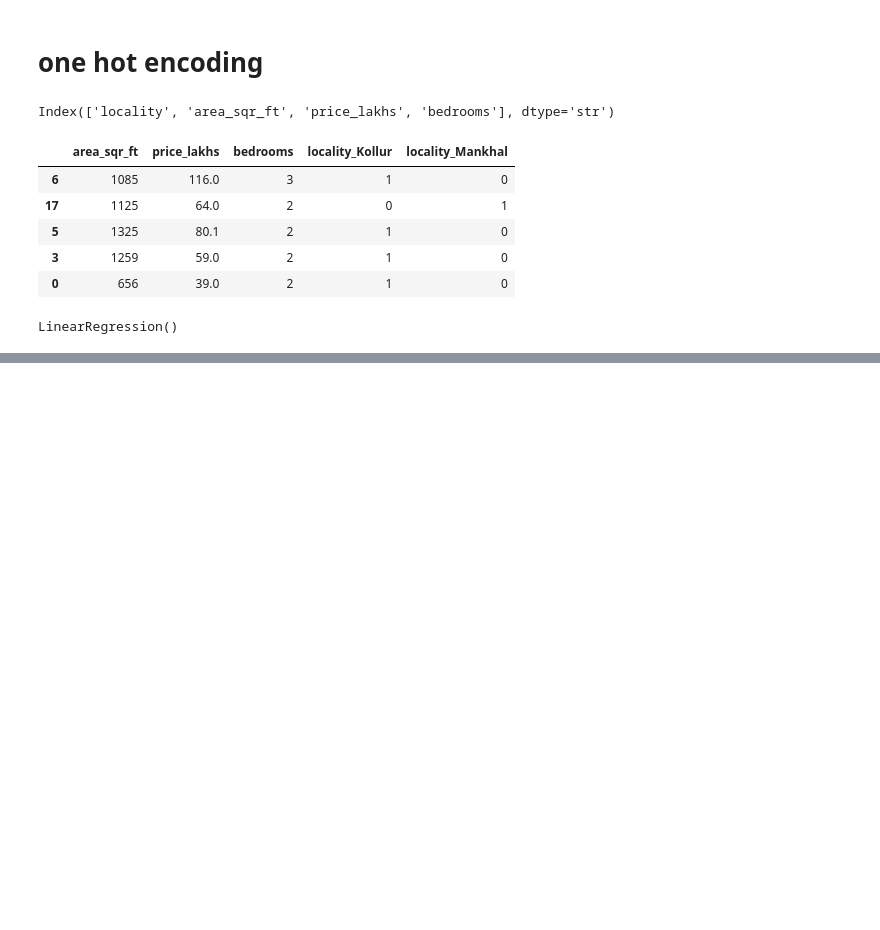
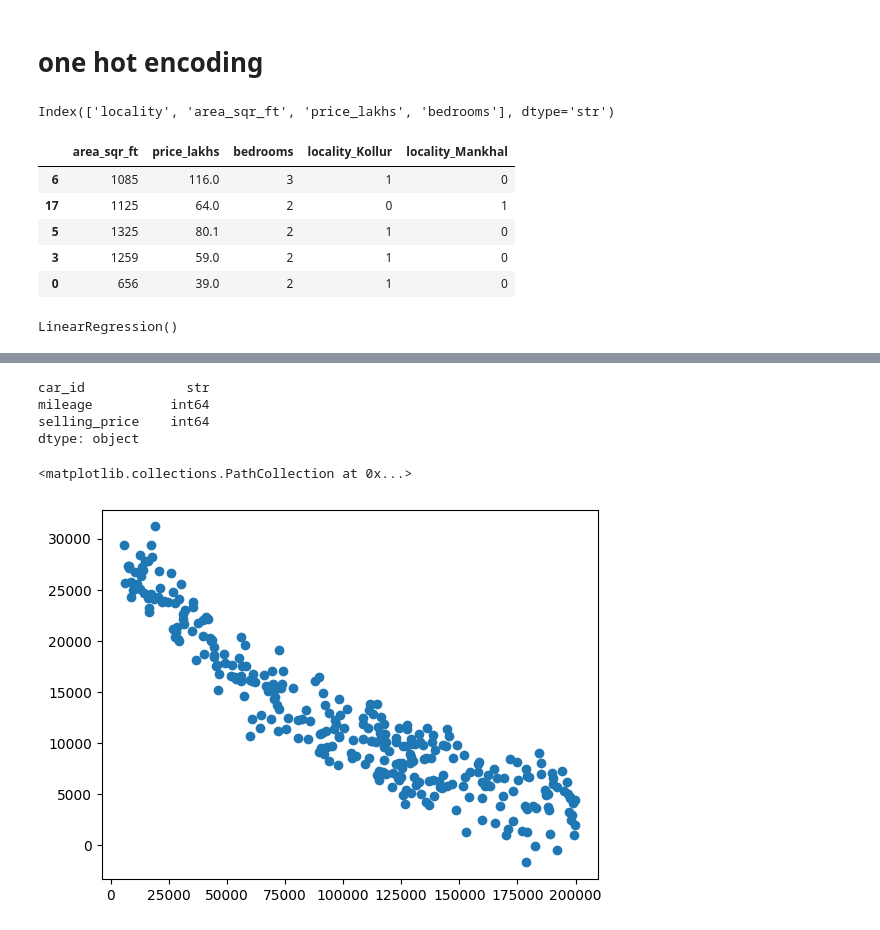
Before and after one commit to rupeshkumarp/ML, a Jupyter notebook: supervised_regression_ml/linear_regression.ipynb, the cells around one changed output, grey strips where cells are left out. Drawn from its saved outputs; the diff is of its cells as text; code cells hidden in the pictures; blank space fills up the shorter version.

```diff
--- a/supervised_regression_ml/linear_regression.ipynb
+++ b/supervised_regression_ml/linear_regression.ipynb
@@ -160,0 +166,3 @@ model2.score(x_test,y_test)
+# %%
+df=pd.read_csv(r"C:\Users\Jeevan kumar\Videos\dataset\car_prices.csv")
+df.sample(5)
@@ -160,0 +176,12 @@ model2.score(x_test,y_test)
+# %%
+df.dtypes
+# %% [output]
+car_id             str
+mileage          int64
+selling_price    int64
+dtype: object
+# %%
+plt.scatter(df.mileage,df.selling_price)
+# %% [output]
+<matplotlib.collections.PathCollection at 0x...>
+[figure, added]
```
Also changed, not shown: parts of 18 cells of this notebook.
